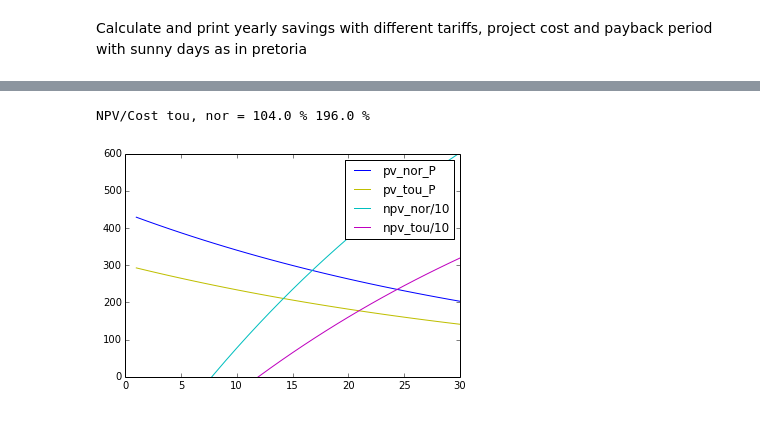
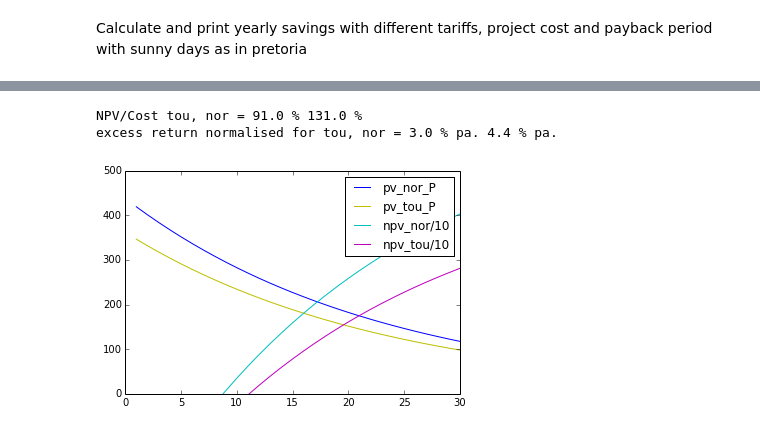
Before and after one commit to eswedwin/DiySolar, a Jupyter notebook: python(pyzo)/PV_tou.ipynb, the cells around one changed output, grey strips where cells are left out. Drawn from its saved outputs; the diff is of its cells as text; code cells hidden in the pictures.

```diff
--- a/python(pyzo)/PV_tou.ipynb
+++ b/python(pyzo)/PV_tou.ipynb
@@ -237,11 +241,14 @@ Off-Peak (00:00-06:00, 22:00-00:00) R 0.4660, R 0.4020
 WINTER_TARIFF = WINTER_TARIFF_11KV_2014 = [3.328, 0.870, 0.466]   # 11KV (2014) no peak on saturdays
 SUMMER_TARIFF = SUMMER_TARIFF_11KV_2014 = [0.933, 0.573, 0.402]   # 11KV (2014) only offpeak on sundays
 NORMAL_TARIFF_home_2014 = 1.4723                  # home (2014) max marginal cost / kWh at all times
+INCREASE_2015 = 1.000 + 0.127                     # 12.7% announced 3 oct 2014
 
 for i in range(3):
-    WINTER_TARIFF[i] = WINTER_TARIFF_11KV_2014[i] * 1.11 * 1.40  # home 40% more expensive than 11KV
-    SUMMER_TARIFF[i] = SUMMER_TARIFF_11KV_2014[i] * 1.11 * 1.40  # 11KV includes KVA charge @ R119.00/kVA
-NORMAL_TARIFF = NORMAL_TARIFF_home_2014 * 1.11                   # 8% minimum + 2% to 5% special increase
+    WINTER_TARIFF[i] = WINTER_TARIFF_11KV_2014[i] * 1.60  # home 60% more expensive than 11KV energy
+    SUMMER_TARIFF[i] = SUMMER_TARIFF_11KV_2014[i] * 1.60  # 11KV includes KVA charge @ R119.00/kVA
+    WINTER_TARIFF[i] *= INCREASE_2015
+    SUMMER_TARIFF[i] *= INCREASE_2015
+NORMAL_TARIFF = NORMAL_TARIFF_home_2014 * INCREASE_2015   # 8% minimum + 4.7% special increase
 
 tariff_w_r_kwh = calc_tou_tariff_vec(hours, WINTER_TARIFF)
 tariff_s_r_kwh = calc_tou_tariff_vec(hours, SUMMER_TARIFF)
@@ -262,6 +269,7 @@ saving_d_o = np.inner(transm_panel_power_kw, tariff_o_r_kwh) * scale_day
 saving_d_n = np.inner(transm_panel_power_kw, tariff_n_r_kwh) * scale_day
 
 if (1):
+    print('average daily saving R tou,nor', np.average(saving_d_t), ',', np.average(saving_d_n))
     plot(days + 10, saving_d_t, '-r')
     plot(days + 10, saving_d_o, '-y')
     plot(days + 10, saving_d_n, '-b')
@@ -322,51 +333,56 @@ With electricity tariff escalation and detoriation of PV conversion efficiency.
 # %%
-CALC_YEARS  = 30            # life of PV panels normally set to 30 Years
-TARIFF_ESCAL = 0.08         # electricity increase at minimum 8% per year
-INFLATION    = 0.065        # thus 1.5% above inflation
-PRIME_INT_RATE = 0.075      # current RSA
-PV_EFF_25Y   = 0.8          # 80% after 25 years because of accumelated radiation damage
-MAINT_COST   = 0.025        # cleaning/painting over long term when no batteries
-INSUR_COST   = 0.02         # if needed for hail damage/ theft, both increase with inflation
-REQUIRED_RETURN = 0.10      # rate of return for NPV calc (prime + 2.5%)
+CALC_YEARS  = 30            # life of PV panels normally set to 25 - 30 Years
+TARIFF_ESCAL = 0.08         # electricity increase at minimum 8% per year, thus 1.5% above inflation
+INFLATION    = 0.065        # current RSA
+PRIME_INT_RATE = 0.0925     # current RSA
+PV_EFF_25Y   = 0.8          # 80% after 25 years because of accumelated radiation and thermal damage
+MAINT_COST   = 0.025        # 2.5% pa. escalated cleaning/painting over long term when no batteries
+INSUR_COST   = 0.02         # 2.0% pa. esc. if needed for hail damage/ theft, both increase with inflation
+REQUIRED_RETURN = 0.12      # rate of return (coc) for NPV calc (prime + 2.75%)
 
-# from above use adjusted_tou, adjusted_nor, total_cost
+# from above use adjusted_tou, adjusted_nor as returns and total_cost as initial capital cost
 
-years = arange(-1, CALC_YEARS, 1)        # calculation period
-life_expense = total_cost * (MAINT_COST + INSUR_COST) * (1 + INFLATION) ** years
-life_expense[0] = 0
-pv_eff_dec = 1 - 0.8 ** (1 / 25)    # (1 - pv_eff) ^ 25 = 0.8 ==> pv_eff = 1 - 0.8 ** (1/25) = 0.0089
+years = arange(0, CALC_YEARS + 1, 1)        # calculation period
+life_expense = total_cost * (MAINT_COST) * (1 + INFLATION) ** years
+life_expense[0] = 0                         # maintenance only after first year
+life_expense += total_cost * (INSUR_COST) * (1 + INFLATION) ** years # insurance paid forwards
+pv_eff_dec = 1 - PV_EFF_25Y ** (1 / 25)     # (1 - pv_eff) ^ 25 = 0.8 ==> pv_eff = 1 - 0.8 ** (1/25) = 0.0089
 return_ajustment = ((1 - pv_eff_dec) * (1 + TARIFF_ESCAL)) ** years
-return_ajustment[0] = 0
+return_ajustment[0] = 0                     # return only after first year
 return_tou = adjusted_tou * return_ajustment - life_expense
 return_nor = adjusted_nor * return_ajustment - life_expense
 
-# take out loan at (prime + 1%) to pay for installation
-# better still calculate NPV (nett present value) with 10% fixed rate of return
-# npv_tou = np.npv(REQUIRED_RETURN, return_tou)      # gives single value
+# calculate NPV (nett present value) with fixed rate of return
+# npv_tou_1 = -total_cost + np.npv(REQUIRED_RETURN, return_tou)      # gives single value (the same as below)
+# npv_nor_1 = -total_cost + np.npv(REQUIRED_RETURN, return_nor)      # gives single value
 # np.nper(PRIME_INT_RATE + 0.001, -npv_nor, total_cost)
 
 pv_tou = return_tou / (1 + REQUIRED_RETURN) ** years
 pv_nor = return_nor / (1 + REQUIRED_RETURN) ** years
 npv_tou = -total_cost + sum(pv_tou).round(2)
 npv_nor = -total_cost + sum(pv_nor).round(2)
 npv_tt = np.ma.cumsum(pv_tou)
 npv_tt -= total_cost
 npv_nt = np.ma.cumsum(pv_nor)
 npv_nt -= total_cost
 
 if (1):
-    #print ('NPV tou, nor =', npv_tou, npv_nor)
+    #print ('NPV/COST nor =', npv_nor*100// total_cost, npv_nor_1*100//total_cost)
     print ('NPV/Cost tou, nor =', npv_tou * 100 // total_cost,'%', npv_nor * 100 // total_cost,'%')
-    #plot(years[1:]+1, return_nor[1:], '-r')
-    plot(years[1:]+1, pv_nor[1:], '-b')
-    #plot(years[1:]+1, return_tou[1:], '-g')
-    plot(years[1:]+1, pv_tou[1:], '-y')
-    plot(years+1, npv_nt / 10, '-c')    # divided 10 below WATCH!
-    plot(years+1, npv_tt / 10, '-m')    # divided 10 below WATCH!
+    print ('excess return normalised for tou, nor =', \
+           (npv_tou * 100 // total_cost / CALC_YEARS).round(1),'% pa.', \
+           (npv_nor * 100 // total_cost / CALC_YEARS).round(1),'% pa.')
+    #plot(years, return_nor[1:], '-r')
+    plot(years[1:], pv_nor[1:], '-b')
+    #plot(years, return_tou, '-g')
+    plot(years[1:], pv_tou[1:], '-y')
+    plot(years, npv_nt / 10, '-c')    # divided 10 below WATCH!
+    plot(years, npv_tt / 10, '-m')    # divided 10 below WATCH!
     xlim(0,)
-    ylim(0, 600)
+    ylim(0, 500)
     legend (['pv_nor_P', 'pv_tou_P', 'npv_nor/10', 'npv_tou/10'])
     show()
 # %% [output]
-NPV/Cost tou, nor = 104.0 % 196.0 %
+NPV/Cost tou, nor = 91.0 % 131.0 %
+excess return normalised for tou, nor = 3.0 % pa. 4.4 % pa.
-[figure, old version]
+[figure, new version]
```
Also changed, not shown: parts of 6 cells of this notebook.
